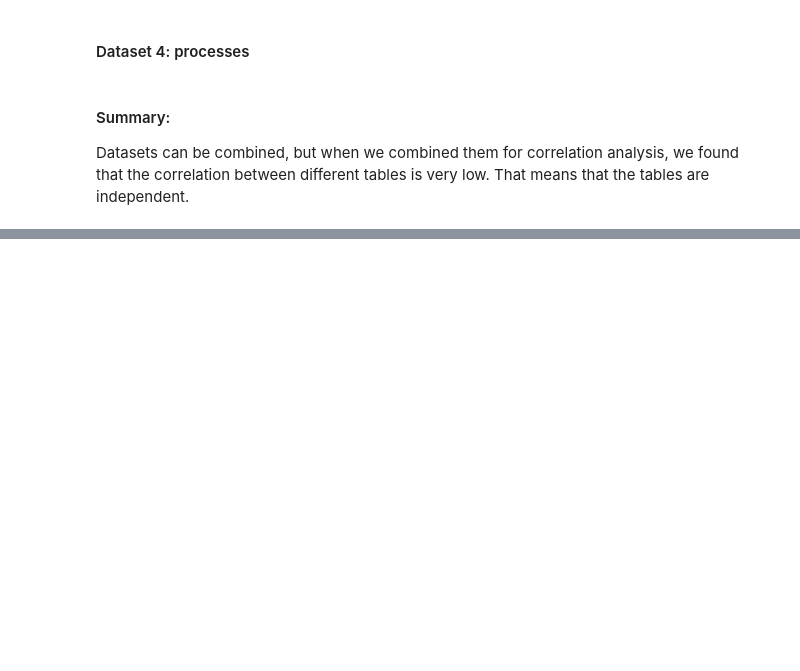
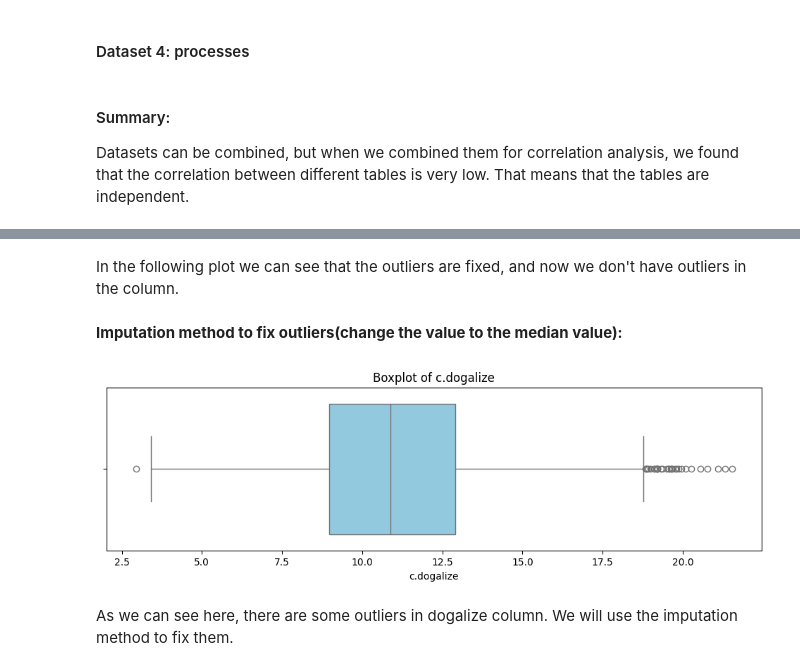
Before and after one commit to myrres0/IAU-2024, a Jupyter notebook: phase-1.ipynb, the cells around one changed output, grey strips where cells are left out. Drawn from its saved outputs; the diff is of its cells as text; code cells hidden in the pictures; blank space fills up the shorter version.

```diff
--- a/phase-1.ipynb
+++ b/phase-1.ipynb
@@ -760,0 +903,14 @@ Datasets can be combined, but when we combined them for correlation analysis, we
+# %% [markdown]
+In the following plot we can see that the outliers are fixed, and now we don't have outliers in the column.
+# %% [markdown]
+**Imputation method to fix outliers(change the value to the median value):**
+# %%
+plt.figure(figsize=(12, 3))
+sns.boxplot(x=connections_data['c.dogalize'], color='skyblue')
+plt.title('Boxplot of c.dogalize')
+
+plt.show()
+# %% [output]
+[figure, added]
+# %% [markdown]
+As we can see here, there are some outliers in dogalize column. We will use the imputation method to fix them.
```
Also changed, not shown: parts of 34 cells of this notebook.
